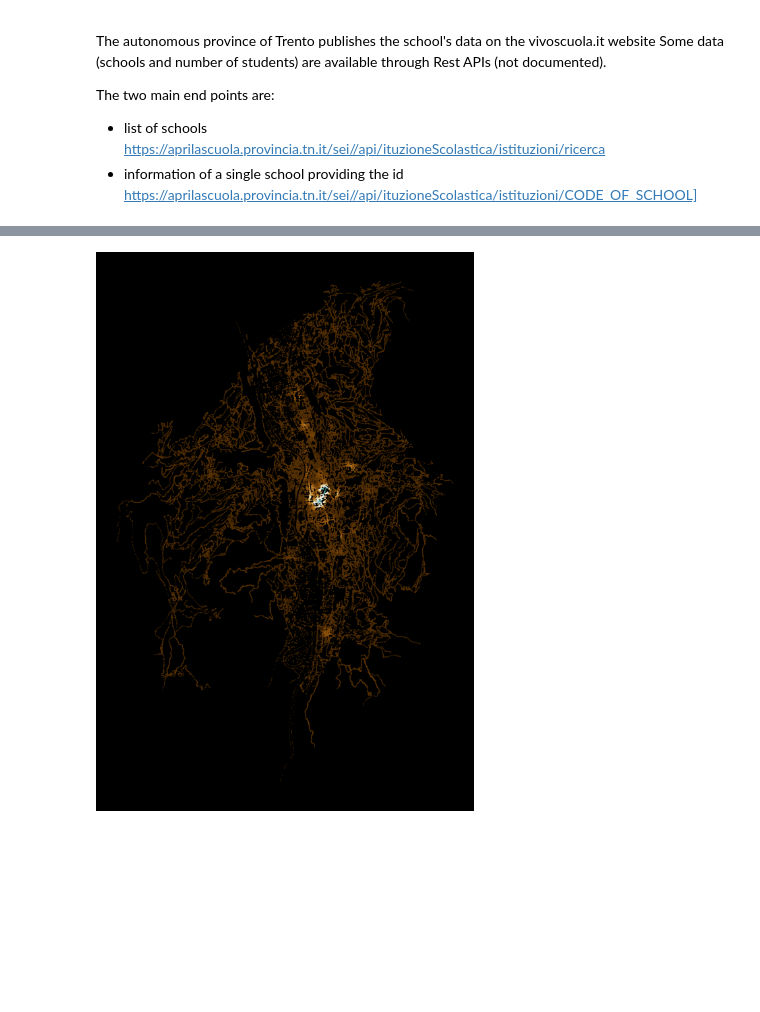
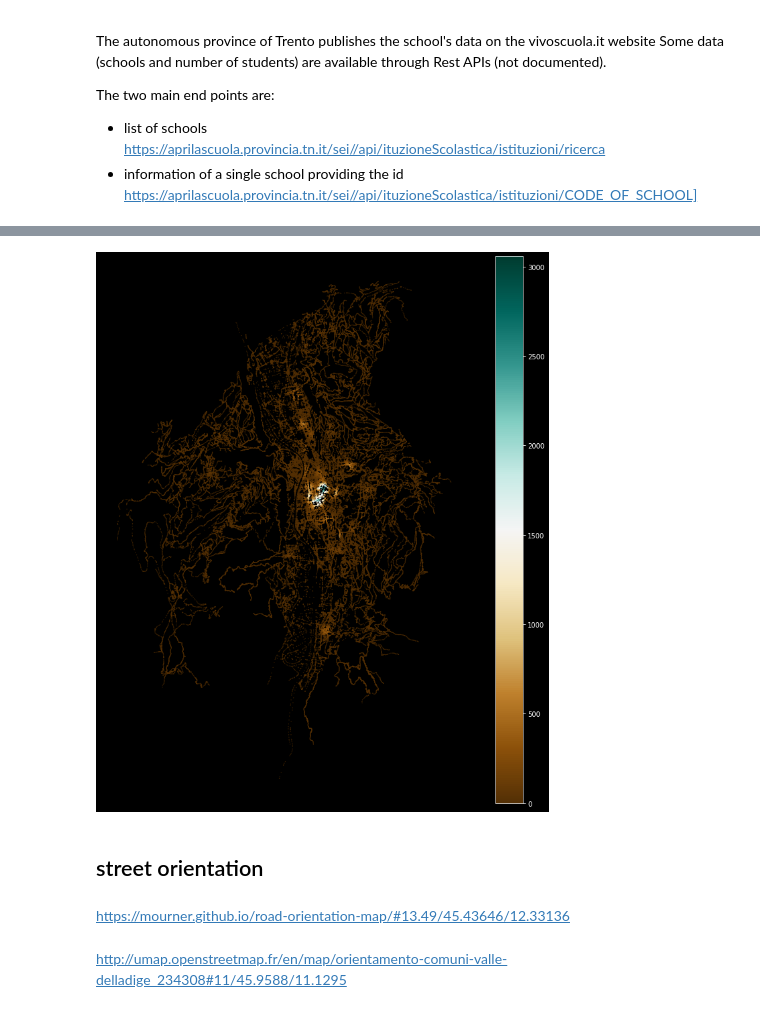
Before and after one commit to napo/geospatial_course_unitn, a Jupyter notebook: code/solutions/05_solution_street_network_analysis.ipynb, the cells around one changed output, grey strips where cells are left out. Saved outputs shown, nothing was run; the diff lists cells and outputs as text; code cells hidden in the pictures; blank space fills up the shorter version.

```diff
--- a/code/solutions/05_solution_street_network_analysis.ipynb
+++ b/code/solutions/05_solution_street_network_analysis.ipynb
@@ -547,8 +566,14 @@ result = nodes.merge(result, left_on="id", right_on=result.index)
 # %%
 # Visualize the results
 plt.style.use('dark_background')
-ax = result.plot(column="sum_students", cmap='BrBG', markersize=0.1, legend=False, figsize=(15, 15))
+ax = result.plot(column="sum_students",cmap='BrBG', markersize=0.1, legend=True, figsize=(15, 15))
 plt.axis('off')
 plt.show()
 # %% [output]
-[figure, old version]
+[figure, new version]
+# %% [markdown]
+## street orientation
+# %% [markdown]
+[https://mourner.github.io/road-orientation-map/#13.49/45.43646/12.33136](https://mourner.github.io/road-orientation-map/#13.49/45.43646/12.33136)
+# %% [markdown]
+[http://umap.openstreetmap.fr/en/map/orientamento-comuni-valle-delladige_234308#11/45.9588/11.1295](http://umap.openstreetmap.fr/en/map/orientamento-comuni-valle-delladige_234308#11/45.9588/11.1295)
```
Also changed, not shown: parts of 22 cells of this notebook.
